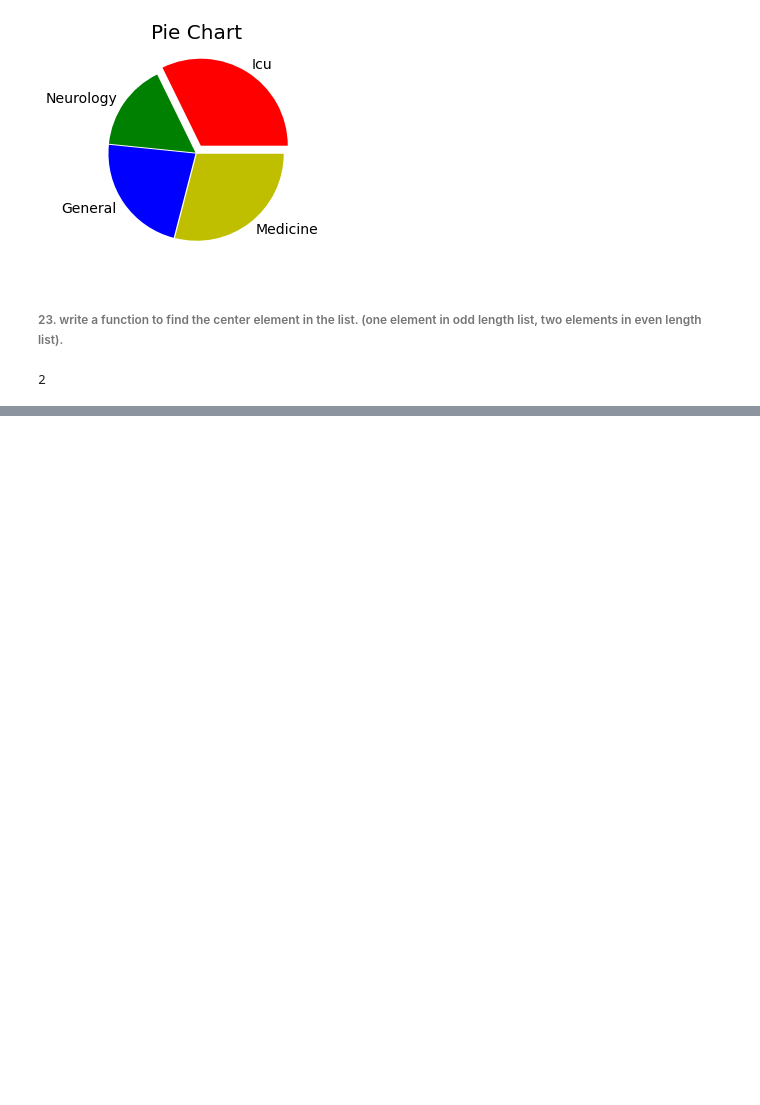
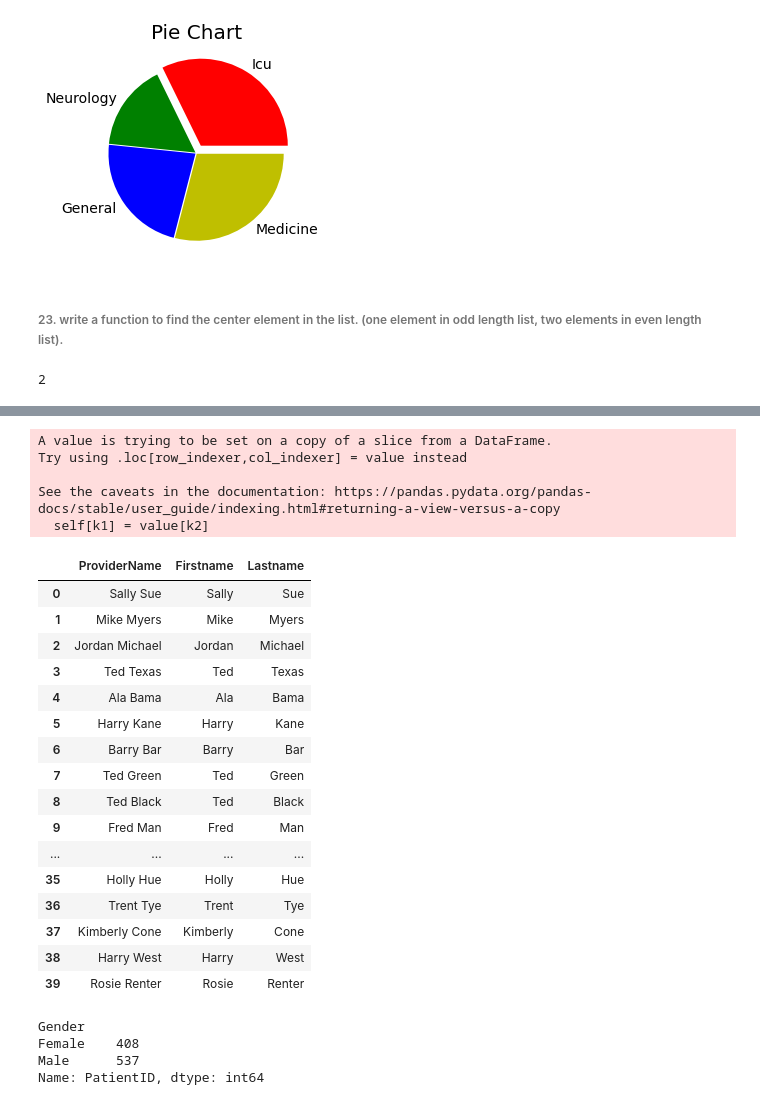
Before and after one commit to ArchanaDevaraju/python-warriors, a Jupyter notebook: Python_Warriors_satya.ipynb, the cells around one changed output, grey strips where cells are left out. Drawn from its saved outputs; the diff is of its cells as text; code cells hidden in the pictures; blank space fills up the shorter version.

```diff
--- a/Python_Warriors_satya.ipynb
+++ b/Python_Warriors_satya.ipynb
@@ -45,0 +65,36 @@ center
+# %%
+##Create a dataframe by splitting provider name to firstname and lastname with names for the columns.
+df6_name=df6[['ProviderName']]
+df6_name[['Firstname','Lastname']] = df6_name.ProviderName.str.split(expand=True)
+df6_name
+# %% [output]
+A value is trying to be set on a copy of a slice from a DataFrame.
+Try using .loc[row_indexer,col_indexer] = value instead
+
+See the caveats in the documentation: https://pandas.pydata.org/pandas-docs/stable/user_guide/indexing.html#returning-a-view-versus-a-copy
+  self[k1] = value[k2]
+|  | ProviderName | Firstname | Lastname |
+| 0 | Sally Sue | Sally | Sue |
+| 1 | Mike Myers | Mike | Myers |
+| 2 | Jordan Michael | Jordan | Michael |
+| 3 | Ted Texas | Ted | Texas |
+| 4 | Ala Bama | Ala | Bama |
+| 5 | Harry Kane | Harry | Kane |
+| 6 | Barry Bar | Barry | Bar |
+| 7 | Ted Green | Ted | Green |
+| 8 | Ted Black | Ted | Black |
+| 9 | Fred Man | Fred | Man |
+| ... | ... | ... | ... |
+| 35 | Holly Hue | Holly | Hue |
+| 36 | Trent Tye | Trent | Tye |
+| 37 | Kimberly Cone | Kimberly | Cone |
+| 38 | Harry West | Harry | West |
+| 39 | Rosie Renter | Rosie | Renter |
+# %%
+#Display total count of patients service wise based on gender.
+df2.groupby(['Gender']).count()['PatientID']
+# %% [output]
+Gender
+Female    408
+Male      537
+Name: PatientID, dtype: int64
```
Also changed, not shown: parts of 8 cells of this notebook.
